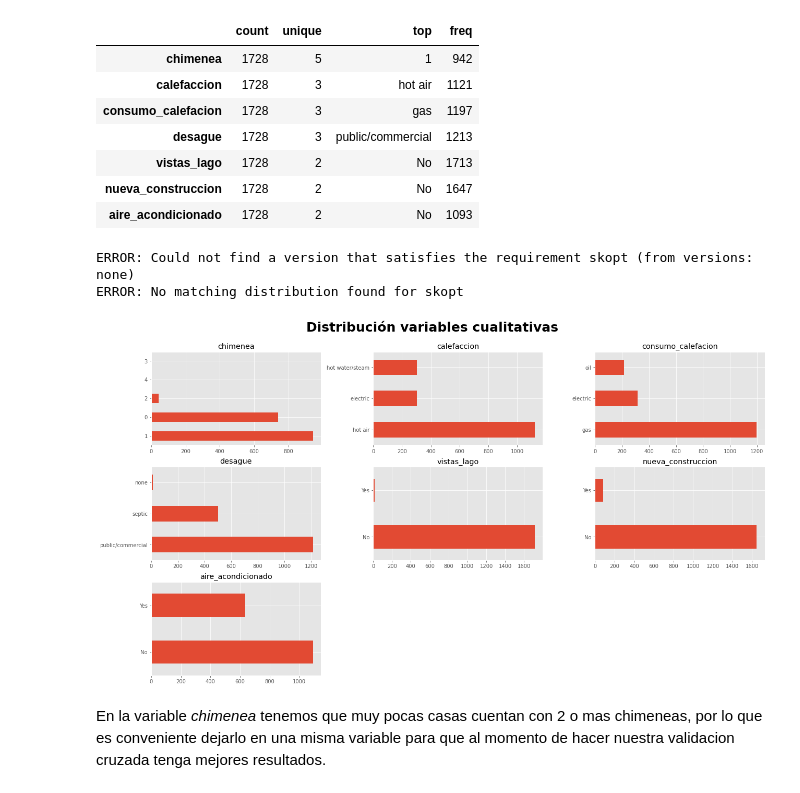
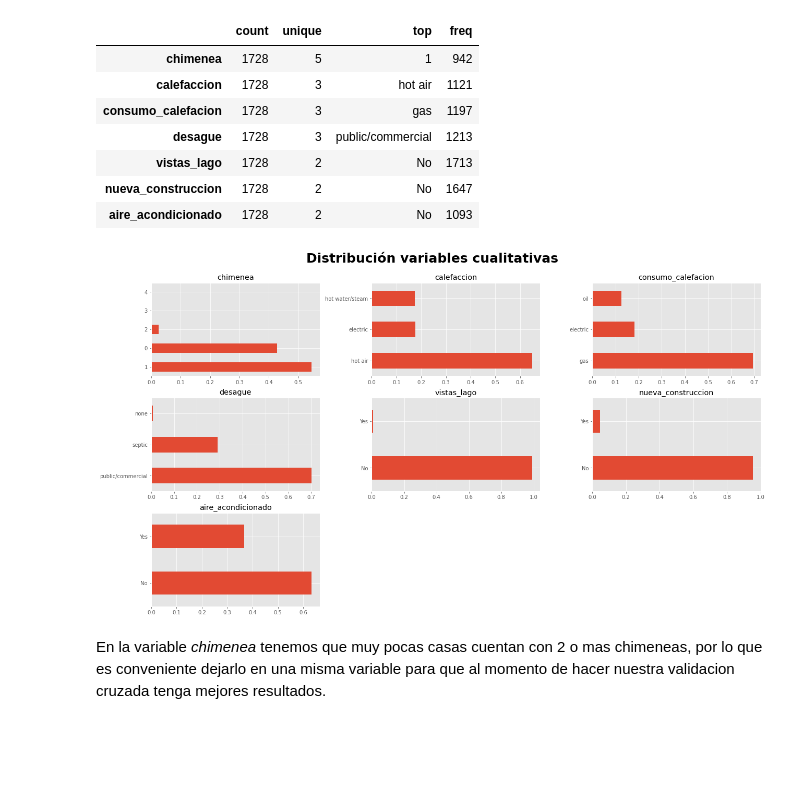
Before and after one commit to LazaroR-u/Data-Science-Portfolio, a Jupyter notebook: Saratoga_houses_predict.ipynb, the cells around one changed output. Drawn from its saved outputs; the diff is of its cells as text; code cells hidden in the pictures; blank space fills up the shorter version.

```diff
--- a/Saratoga_houses_predict.ipynb
+++ b/Saratoga_houses_predict.ipynb
@@ -342,33 +342,28 @@ df.select_dtypes(include = ["object"]).describe().T
 | vistas_lago | 1728 | 2 | No | 1713 |
 | nueva_construccion | 1728 | 2 | No | 1647 |
 | aire_acondicionado | 1728 | 2 | No | 1093 |
-# %%
-sns.barplot(x="chimenea",y= )
-# %% [output]
-ERROR: Could not find a version that satisfies the requirement skopt (from versions: none)
-ERROR: No matching distribution found for skopt
 # %%
 fig, axes = plt.subplots(nrows=3, ncols=3, figsize=(18,10))
 axes = axes.flat
 col_cat = df.select_dtypes(include=["object"]).columns
 
 #graficas de barras de las variables numericas
 
 for i, colum in enumerate(col_cat):
-  df[colum].value_counts().plot.barh(ax=axes[i])
+  (df[colum].value_counts()/len(df[colum])).plot.barh(ax=axes[i])
   axes[i].set_title(colum)
   axes[i].set_xlabel("")
 
 #eliminar la grafica vacia
 for i in [7,8]:
   fig.delaxes(axes[i])
 
 fig.tight_layout()
 plt.subplots_adjust(top=0.9)
 fig.suptitle('Distribución variables cualitativas',
              fontsize= 25, fontweight = "bold");
 # %% [output]
-[figure, old version]
+[figure, new version]
 # %% [markdown]
 En la variable *chimenea*  tenemos que muy pocas casas cuentan con 2 o mas chimeneas, por lo que es conveniente dejarlo en una misma variable para que al momento de hacer nuestra validacion cruzada tenga mejores resultados.
 # %%
```
Also changed, not shown: parts of 78 cells of this notebook.
